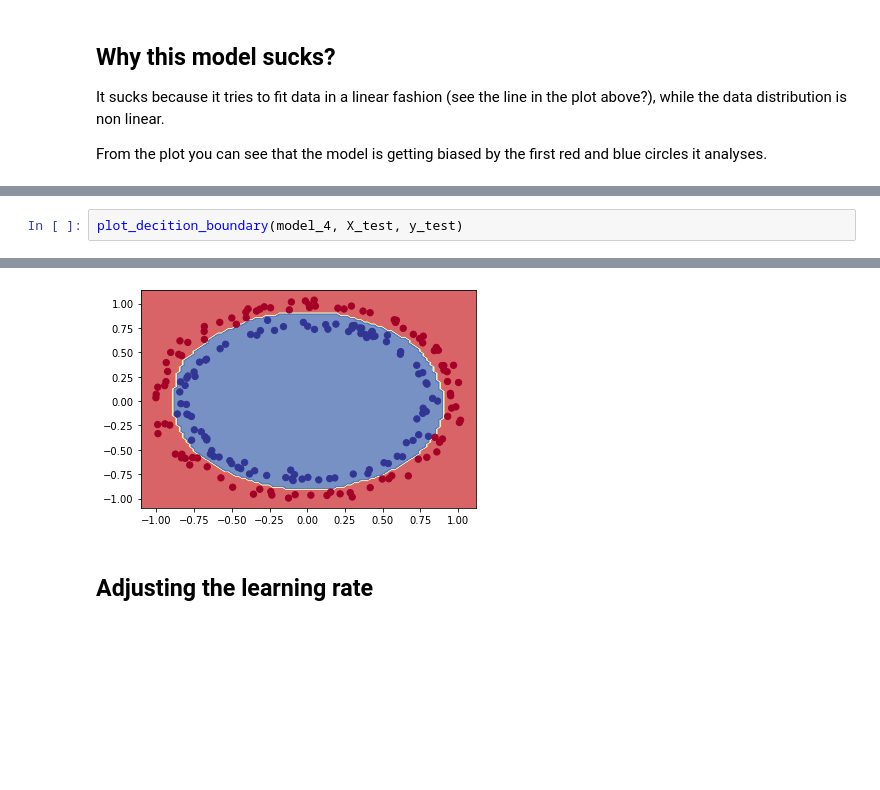
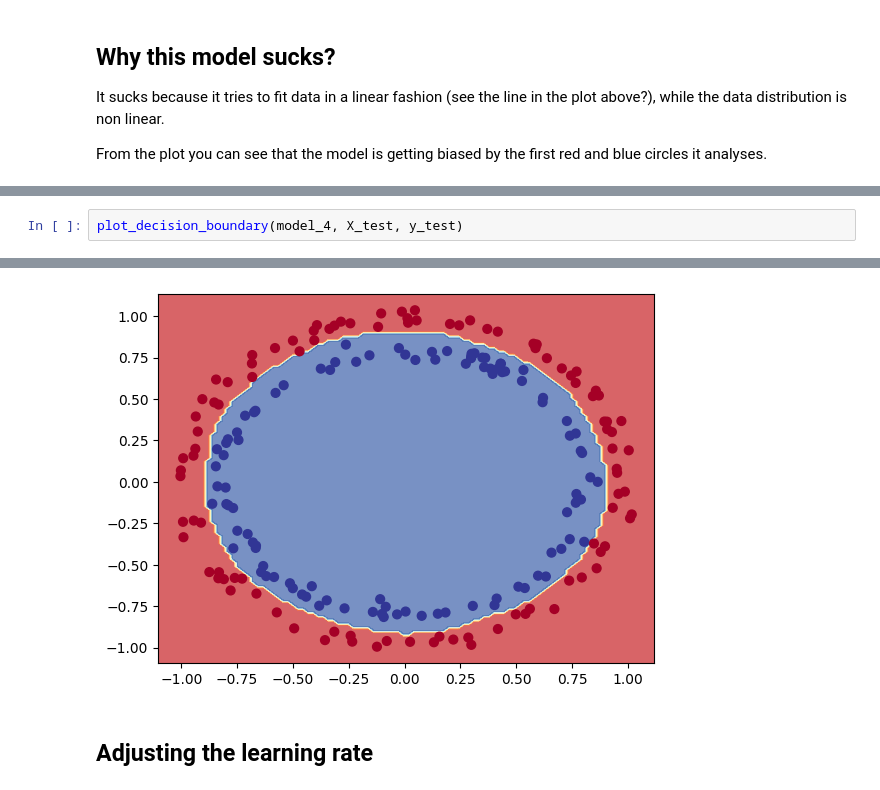
Before and after one commit to sixpounder/notebooks, a Jupyter notebook: 02_Classification.ipynb, the cells around one changed output, grey strips where cells are left out. Drawn from its saved outputs; the diff is of its cells as text; blank space fills up the shorter version.

```diff
--- a/02_Classification.ipynb
+++ b/02_Classification.ipynb
@@ -198,3 +232,3 @@ plot_decision_boundary(model_4, X_train, y_train)
 # %%
-plot_decition_boundary(model_4, X_test, y_test)
+plot_decision_boundary(model_4, X_test, y_test)
 # %% [output]
@@ -201,4 +236,4 @@ plot_decition_boundary(model_4, X_test, y_test)
-[figure, old version]
+[figure, new version]
 # %% [markdown]
 ## Adjusting the learning rate
 # %%
```
Also changed, not shown: parts of 26 cells of this notebook, 2 other files.
